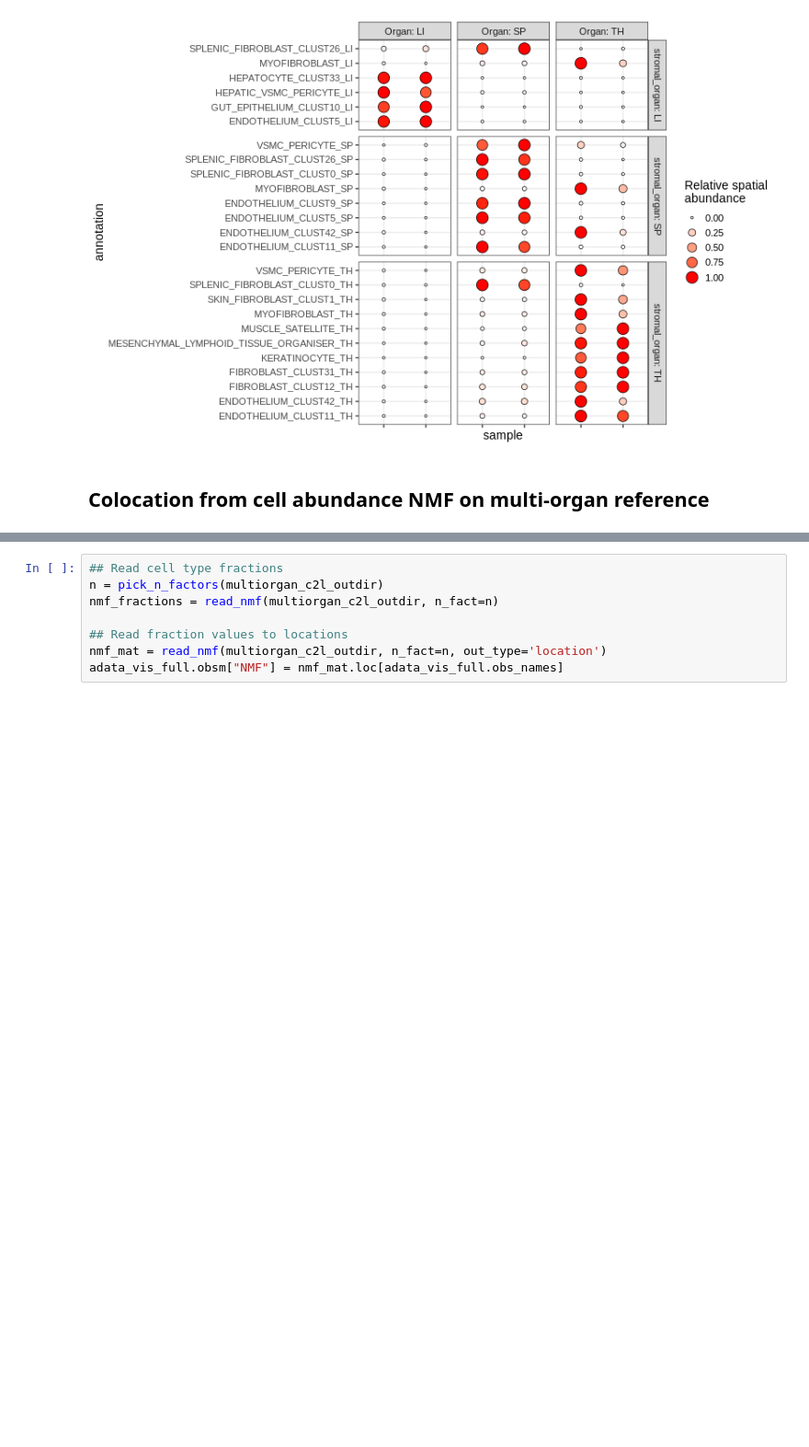
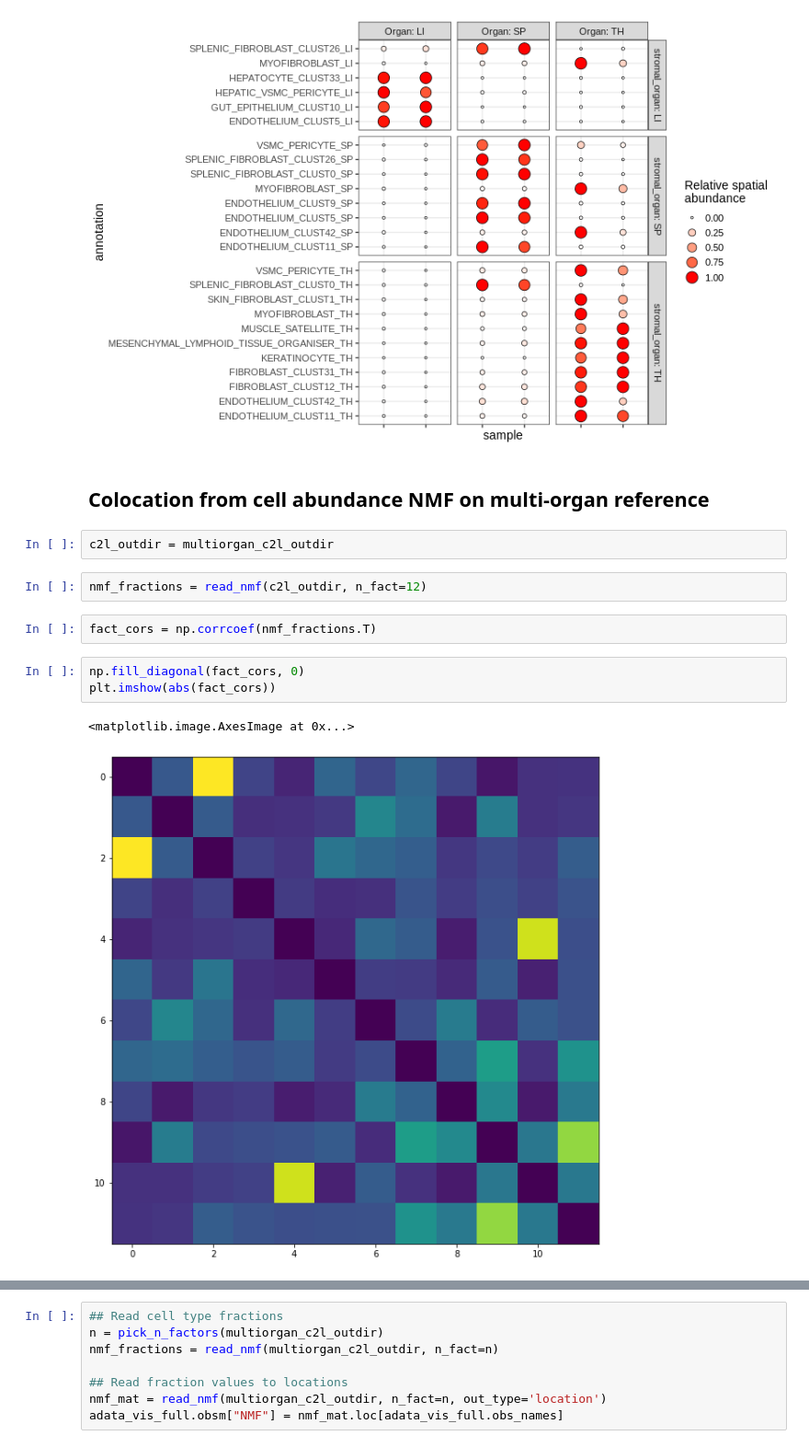
Before and after one commit to Teichlab/Pan_fetal_immune, a Jupyter notebook: src/9_spatial/20211102_c2l_multiorgan.ipynb, the cells around one changed output, grey strips where cells are left out. Shown: that part at 92% size. Cells and saved outputs as stored; diff of their text form; blank space fills up the shorter version.

```diff
--- a/src/9_spatial/20211102_c2l_multiorgan.ipynb
+++ b/src/9_spatial/20211102_c2l_multiorgan.ipynb
@@ -288,3 +288,15 @@ pl_df %>%
 [figure]
 # %% [markdown]
 ## Colocation from cell abundance NMF on multi-organ reference
+# %%
+c2l_outdir = multiorgan_c2l_outdir
+# %%
+nmf_fractions = read_nmf(c2l_outdir, n_fact=12)
+# %%
+fact_cors = np.corrcoef(nmf_fractions.T)
+# %%
+np.fill_diagonal(fact_cors, 0)
+plt.imshow(abs(fact_cors))
+# %% [output]
+<matplotlib.image.AxesImage at 0x...>
+[figure, added]
```
Also changed, not shown: parts of 8 cells of this notebook, 1 other file.
